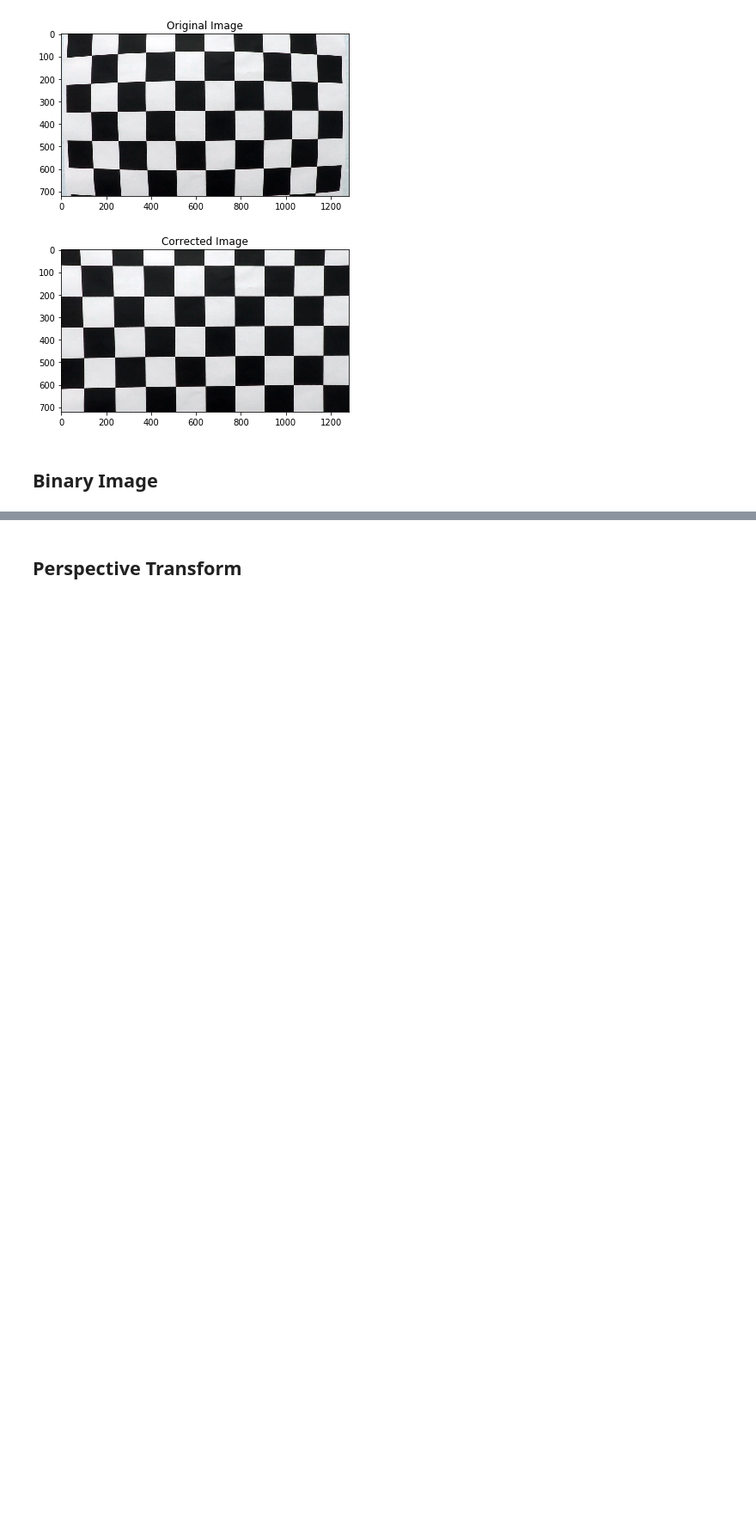
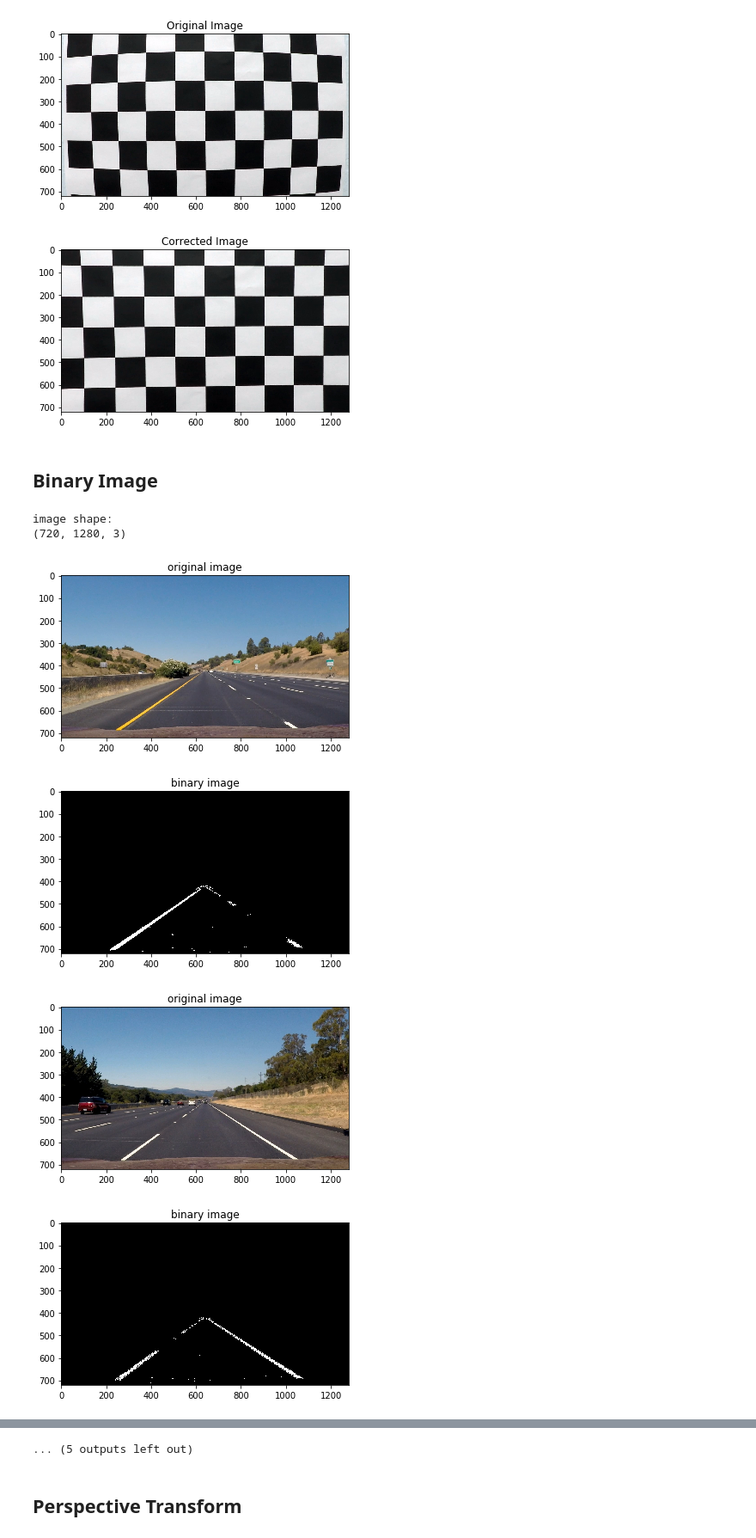
Before and after one commit to baninho/CarND-P4, a Jupyter notebook: P4.ipynb, the cells around one changed output, grey strips where cells are left out. Shown at 86% size. Saved outputs shown, nothing was run; the diff lists cells and outputs as text; code cells hidden in the pictures; blank space fills up the shorter version.

```diff
--- a/P4.ipynb
+++ b/P4.ipynb
@@ -79,0 +213,25 @@ def binary_im(img):
+# %%
+# region of interest
+imshape = img.shape;
+vertices = np.array([[(75,imshape[0]),(620, 420), (660, 420), (imshape[1]-75,imshape[0])]], dtype=np.int32)
+
+print('image shape:')
+print(imshape)
+
+road_images = glob.glob('./test_images/*.jpg')
+
+for i in range(len(road_images)):
+    img = cv2.imread(road_images[i])[:,:,::-1]
+    plt.figure()
+    plt.imshow(img)
+    plt.title('original image')
+    plt.figure()
+    plt.imshow(region_of_interest(combined_bin(img), vertices), cmap = 'gray')
+    plt.title('binary image')
+# %% [output]
+image shape:
+(720, 1280, 3)
+[figure, added]
+[figure, added]
+[figure, added]
+[figure, added]
@@ -80,3 +245,4 @@ def binary_im(img):
+... (5 outputs left out)
 # %% [markdown]
 ## Perspective Transform
 # %%
```
Also changed, not shown: parts of 23 cells of this notebook.
